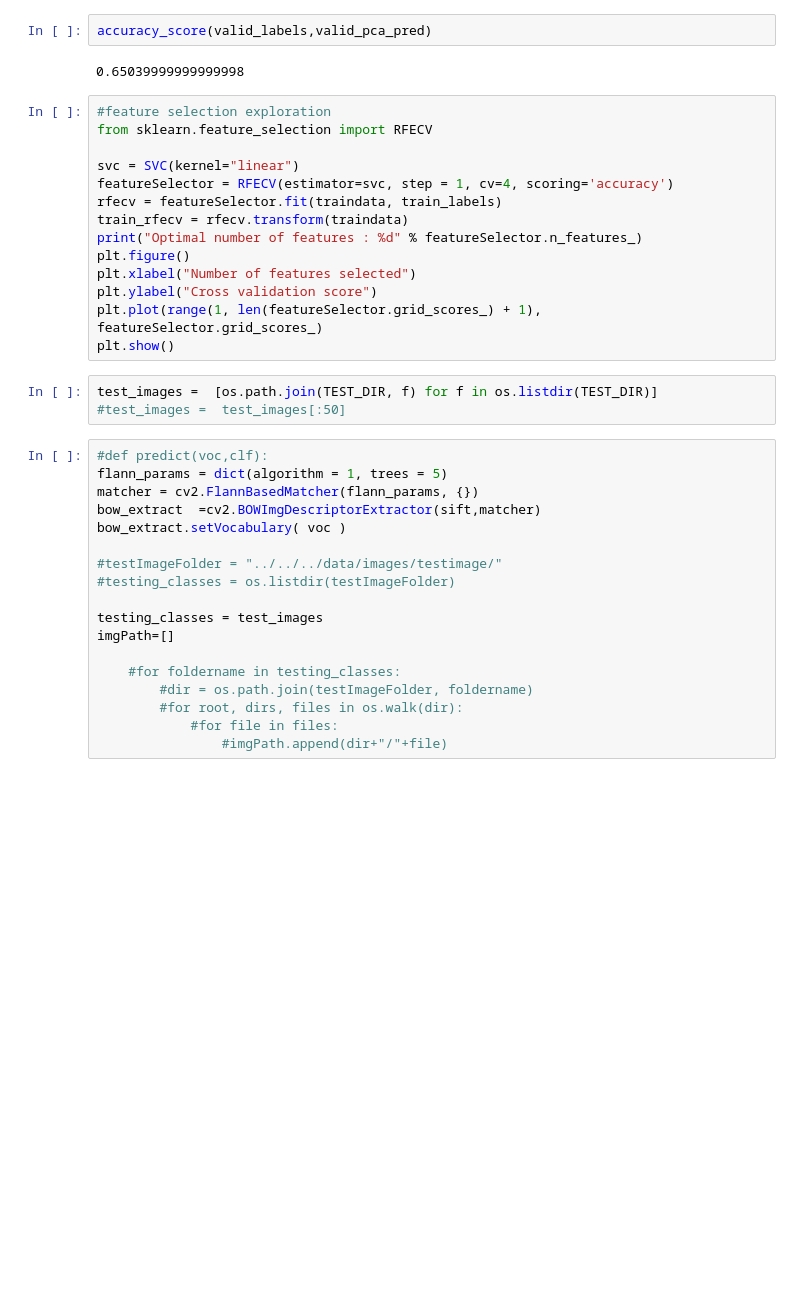
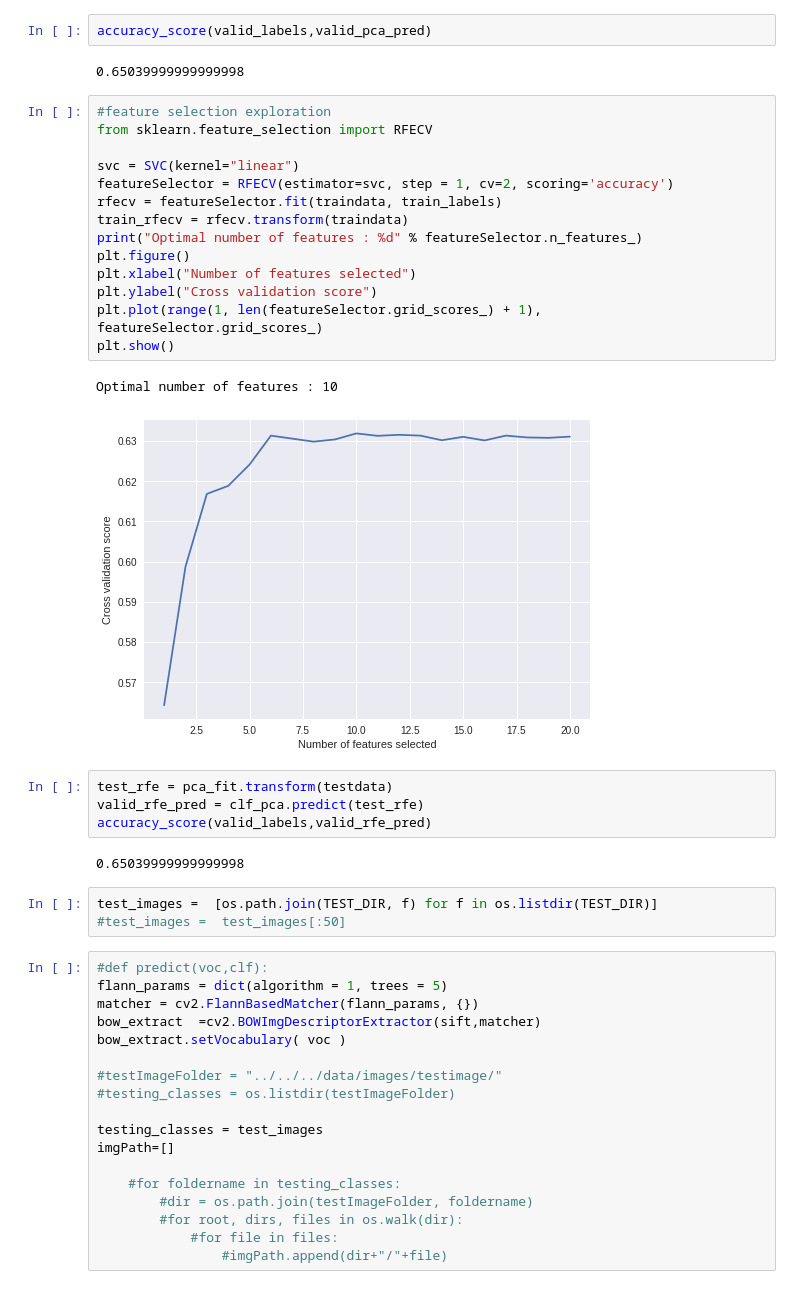
Before and after one commit to wushbin/DogAndCat, a Jupyter notebook: catVsDog.ipynb, the cells around one changed output. Saved outputs shown, nothing was run; the diff lists cells and outputs as text; blank space fills up the shorter version.

```diff
--- a/catVsDog.ipynb
+++ b/catVsDog.ipynb
@@ -218,17 +215,26 @@ accuracy_score(valid_labels,valid_pca_pred)
 # %%
 #feature selection exploration
 from sklearn.feature_selection import RFECV
 
 svc = SVC(kernel="linear")
-featureSelector = RFECV(estimator=svc, step = 1, cv=4, scoring='accuracy')
+featureSelector = RFECV(estimator=svc, step = 1, cv=2, scoring='accuracy')
 rfecv = featureSelector.fit(traindata, train_labels)
 train_rfecv = rfecv.transform(traindata)
 print("Optimal number of features : %d" % featureSelector.n_features_)
 plt.figure()
 plt.xlabel("Number of features selected")
 plt.ylabel("Cross validation score")
 plt.plot(range(1, len(featureSelector.grid_scores_) + 1), featureSelector.grid_scores_)
 plt.show()
+# %% [output]
+Optimal number of features : 10
+[figure, added]
+# %%
+test_rfe = pca_fit.transform(testdata)
+valid_rfe_pred = clf_pca.predict(test_rfe)
+accuracy_score(valid_labels,valid_rfe_pred)
+# %% [output]
+0.65039999999999998
 # %%
 test_images =  [os.path.join(TEST_DIR, f) for f in os.listdir(TEST_DIR)]
 #test_images =  test_images[:50]
```
Also changed, not shown: parts of 1 cell of this notebook, 2 other files.
